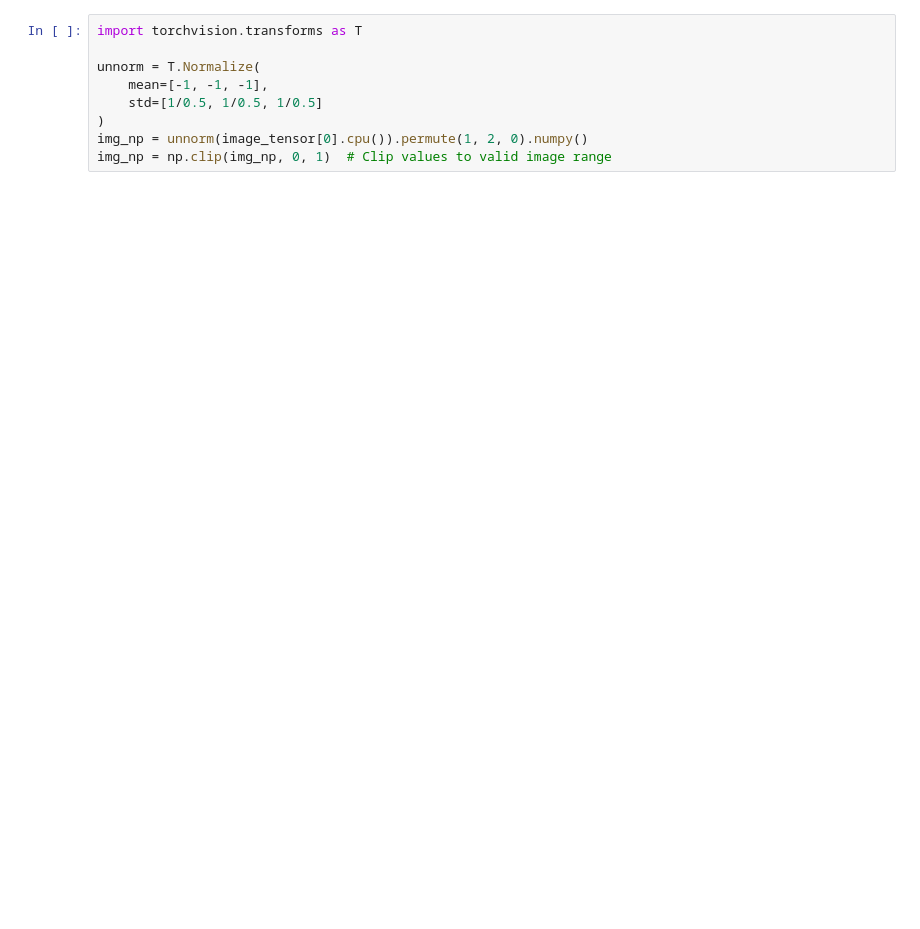
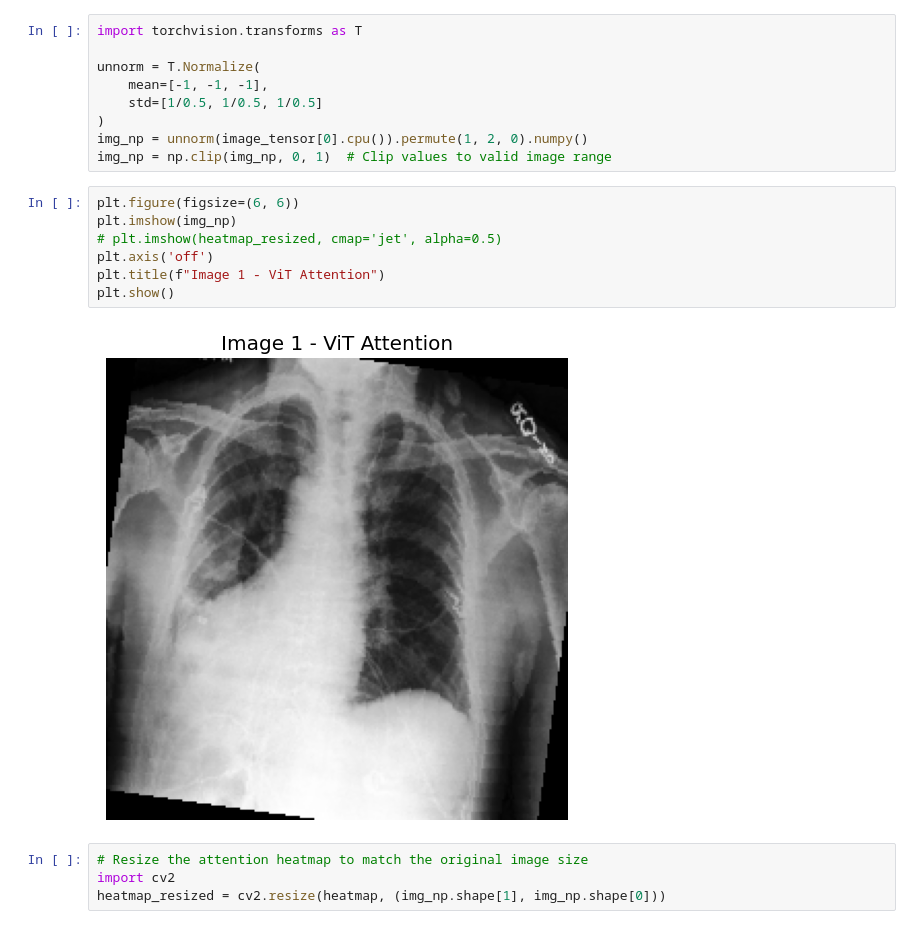
Before and after one commit to LeeWooBin-ctrl/Project-6, a Jupyter notebook: Assets/BEiT_transformer.ipynb, the cells around one changed output. Cells and saved outputs as stored; diff of their text form; blank space fills up the shorter version.

```diff
--- a/Assets/BEiT_transformer.ipynb
+++ b/Assets/BEiT_transformer.ipynb
@@ -515,3 +569,16 @@ unnorm = T.Normalize(
 )
 img_np = unnorm(image_tensor[0].cpu()).permute(1, 2, 0).numpy()
 img_np = np.clip(img_np, 0, 1)  # Clip values to valid image range
+# %%
+plt.figure(figsize=(6, 6))
+plt.imshow(img_np)
+# plt.imshow(heatmap_resized, cmap='jet', alpha=0.5)
+plt.axis('off')
+plt.title(f"Image 1 - ViT Attention")
+plt.show()
+# %% [output]
+[figure, added]
+# %%
+# Resize the attention heatmap to match the original image size
+import cv2
+heatmap_resized = cv2.resize(heatmap, (img_np.shape[1], img_np.shape[0]))
```
Also changed, not shown: parts of 22 cells of this notebook, 3 other files.
